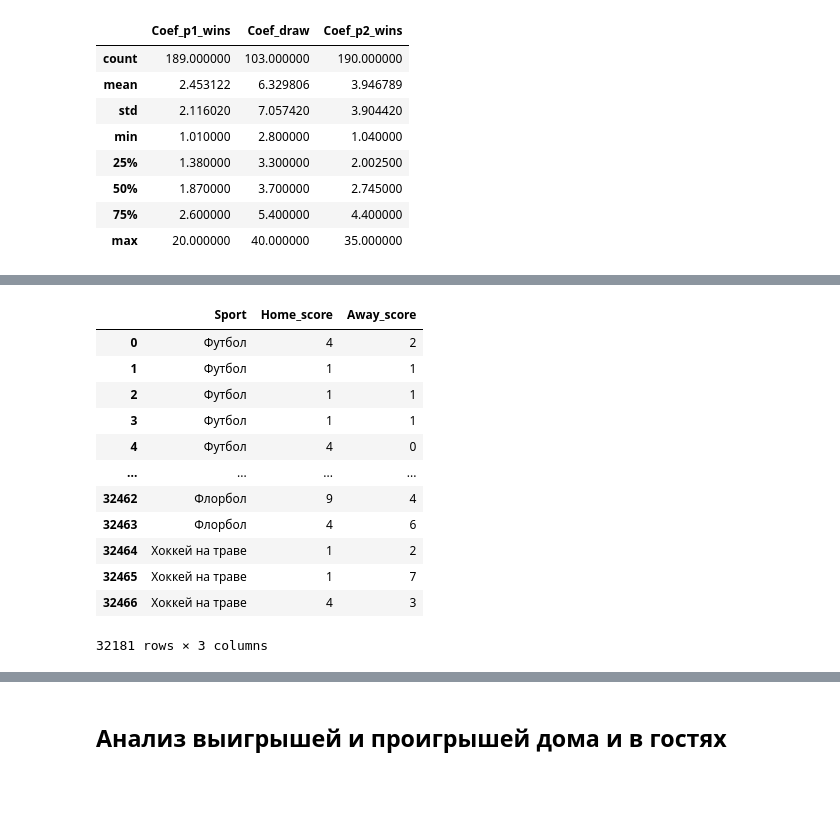
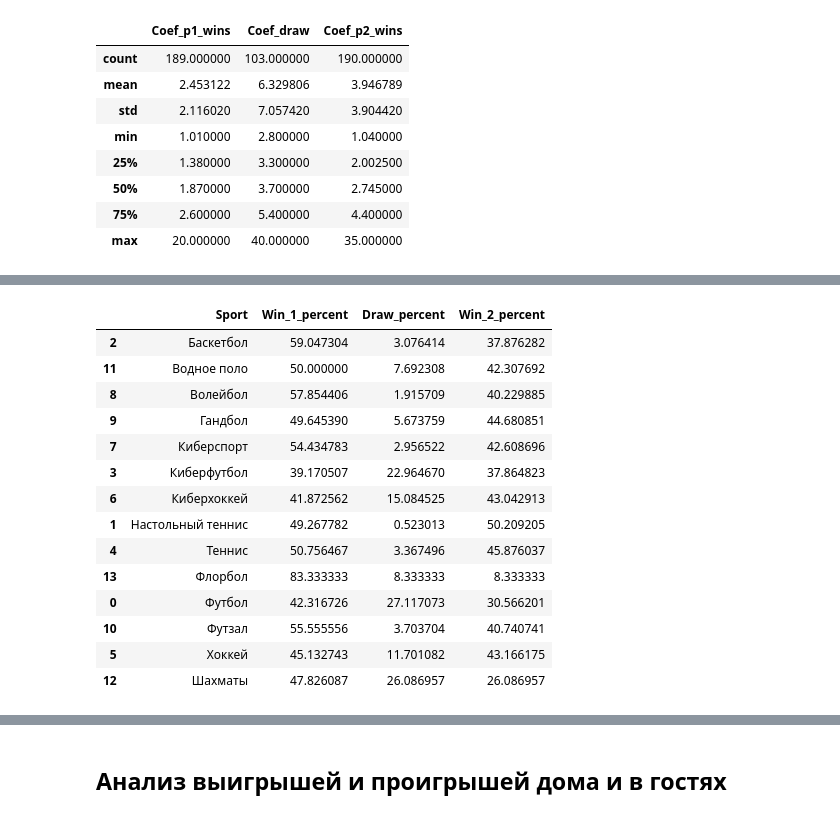
Before and after one commit to topeli/GP-2, a Jupyter notebook: ГП_2.ipynb, the cells around one changed output, grey strips where cells are left out. Saved outputs shown, nothing was run; the diff lists cells and outputs as text; code cells hidden in the pictures; blank space fills up the shorter version.

```diff
--- a/ГП_2.ipynb
+++ b/ГП_2.ipynb
@@ -1378,17 +1476,0 @@ data_future.groupby('Sport')[['Coef_p1_wins', 'Coef_draw', 'Coef_p2_wins']].medi
-# %%
-an = data_past[['Sport', 'Home_score', 'Away_score']]
-an
-# %% [output]
-|  | Sport | Home_score | Away_score |
-| 0 | Футбол | 4 | 2 |
-| 1 | Футбол | 1 | 1 |
-| 2 | Футбол | 1 | 1 |
-| 3 | Футбол | 1 | 1 |
-| 4 | Футбол | 4 | 0 |
-| ... | ... | ... | ... |
-| 32462 | Флорбол | 9 | 4 |
-| 32463 | Флорбол | 4 | 6 |
-| 32464 | Хоккей на траве | 1 | 2 |
-| 32465 | Хоккей на траве | 1 | 7 |
-| 32466 | Хоккей на траве | 4 | 3 |
-32181 rows × 3 columns
@@ -1396,0 +1477,32 @@ data_past.groupby('Sport')
+# %%
+data_past['Home_score'] = pd.to_numeric(data_past['Home_score'] )
+data_past['Away_score'] = pd.to_numeric(data_past['Away_score'] )
+# %%
+gr = data_past['Sport'].value_counts().reset_index(name='count')
+win_1 = data_past[data_past['Home_score'] > data_past['Away_score']]['Sport'].value_counts().reset_index(name='Win_1')
+win_2 = data_past[data_past['Away_score'] > data_past['Home_score']]['Sport'].value_counts().reset_index(name='Win_2')
+draw = data_past[data_past['Away_score'] == data_past['Home_score']]['Sport'].value_counts().reset_index(name='Draw')
+comb = gr.merge(win_1, on='Sport', how='inner')
+comb = comb.merge(draw, on='Sport', how='inner')
+comb = comb.merge(win_2, on='Sport', how='inner')
+comb['Win_1_percent'] = comb['Win_1'] / comb['count'] * 100
+comb['Draw_percent'] = comb['Draw'] / comb['count'] * 100
+comb['Win_2_percent'] = comb['Win_2'] / comb['count'] * 100
+comb = comb[['Sport', 'Win_1_percent', 'Draw_percent', 	'Win_2_percent']]
+comb.sort_values(['Sport'])
+# %% [output]
+|  | Sport | Win_1_percent | Draw_percent | Win_2_percent |
+| 2 | Баскетбол | 59.047304 | 3.076414 | 37.876282 |
+| 11 | Водное поло | 50.000000 | 7.692308 | 42.307692 |
+| 8 | Волейбол | 57.854406 | 1.915709 | 40.229885 |
+| 9 | Гандбол | 49.645390 | 5.673759 | 44.680851 |
+| 7 | Киберспорт | 54.434783 | 2.956522 | 42.608696 |
+| 3 | Киберфутбол | 39.170507 | 22.964670 | 37.864823 |
+| 6 | Киберхоккей | 41.872562 | 15.084525 | 43.042913 |
+| 1 | Настольный теннис | 49.267782 | 0.523013 | 50.209205 |
+| 4 | Теннис | 50.756467 | 3.367496 | 45.876037 |
+| 13 | Флорбол | 83.333333 | 8.333333 | 8.333333 |
+| 0 | Футбол | 42.316726 | 27.117073 | 30.566201 |
+| 10 | Футзал | 55.555556 | 3.703704 | 40.740741 |
+| 5 | Хоккей | 45.132743 | 11.701082 | 43.166175 |
+| 12 | Шахматы | 47.826087 | 26.086957 | 26.086957 |
```
Also changed, not shown: parts of 14 cells of this notebook.
